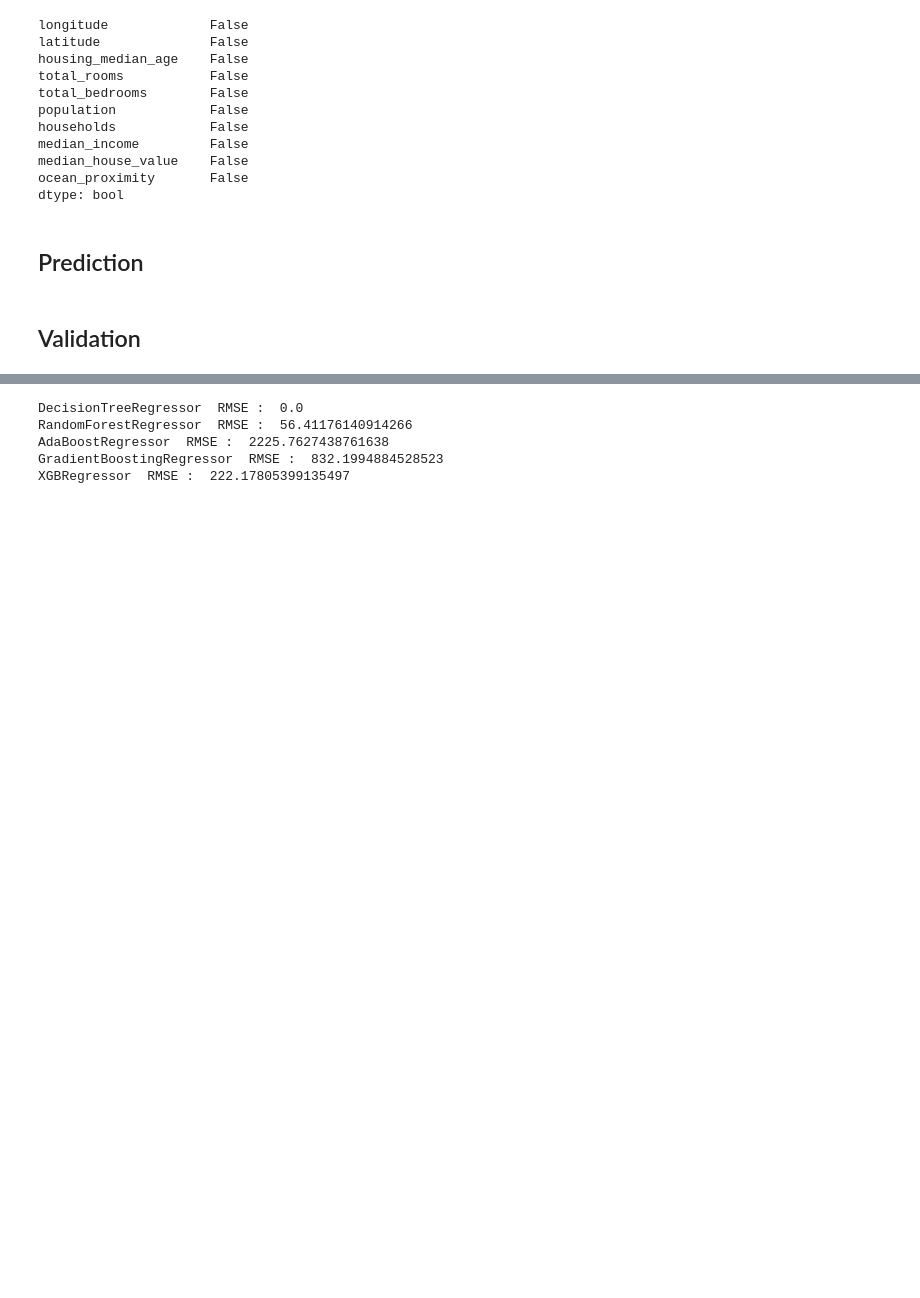
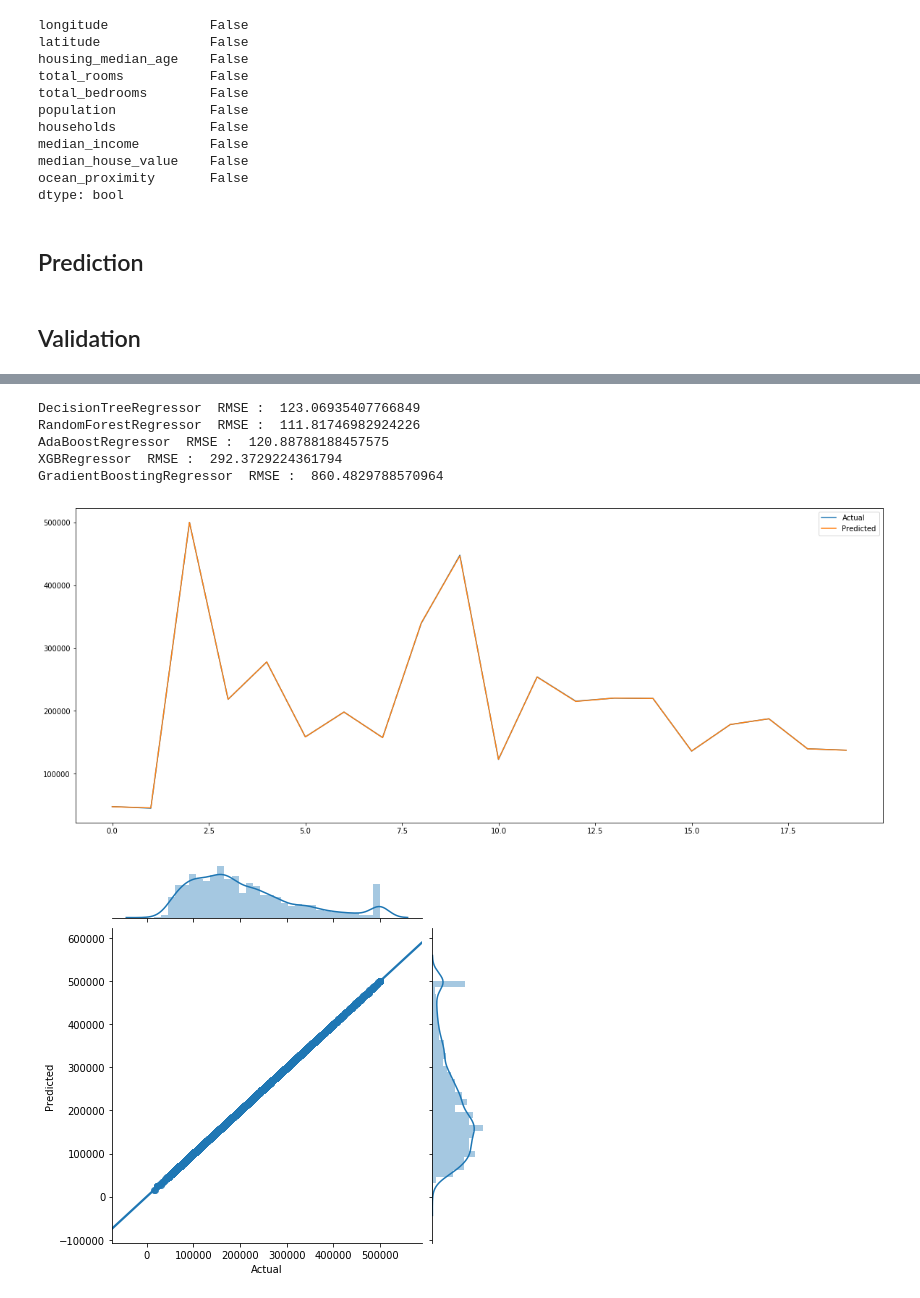
Before and after one commit to ftmhrahimi/Applied_Machine_Learning_S20_Assignments, a Jupyter notebook: Assignment#11/Assignment11-part2.ipynb, the cells around one changed output, grey strips where cells are left out. Cells and saved outputs as stored; diff of their text form; code cells hidden in the pictures; blank space fills up the shorter version.

```diff
--- a/Assignment#11/Assignment11-part2.ipynb
+++ b/Assignment#11/Assignment11-part2.ipynb
@@ -38,6 +52,7 @@ from sklearn.impute import SimpleImputer
 from sklearn.preprocessing import StandardScaler
 num_pipeline = Pipeline([
         ('std_scaler', StandardScaler()),
+        ("imputer", SimpleImputer(strategy="median")),
    ])
 # %%
 from sklearn.preprocessing import OneHotEncoder
@@ -87,14 +102,25 @@ XGBRegressor [0.99998599 0.99997503]
 # %%
 import numpy as np
 from sklearn.metrics import mean_squared_error, mean_absolute_error
-for reg in (dtr_reg,forest_reg,ada_regr,GBR_reg,XGB_reg):
-    housing_predictions = reg.predict(X_train)
-    forest_mse = mean_squared_error(y_train, housing_predictions)
+for reg in (dtr_reg,forest_reg,ada_reg,XGB_reg,GBR_reg,):
+    housing_predictions = reg.predict(X_test)
+    forest_mse = mean_squared_error(y_test, housing_predictions)
     forest_rmse = np.sqrt(forest_mse)
     print(reg.__class__.__name__, " RMSE : ", forest_rmse)
 # %% [output]
-DecisionTreeRegressor  RMSE :  0.0
-RandomForestRegressor  RMSE :  56.41176140914266
-AdaBoostRegressor  RMSE :  2225.7627438761638
-GradientBoostingRegressor  RMSE :  832.1994884528523
-XGBRegressor  RMSE :  222.17805399135497
+DecisionTreeRegressor  RMSE :  123.06935407766849
+RandomForestRegressor  RMSE :  111.81746982924226
+AdaBoostRegressor  RMSE :  120.88788188457575
+XGBRegressor  RMSE :  292.3729224361794
+GradientBoostingRegressor  RMSE :  860.4829788570964
+# %%
+test = pd.DataFrame({'Predicted': XGB_reg.predict(X_test),'Actual':y_test})
+fig= plt.figure(figsize=(20,8))
+test = test.reset_index()
+test = test.drop(['index'],axis=1)
+plt.plot(test[:20])
+plt.legend(['Actual','Predicted'])
+sns.jointplot(x='Actual',y='Predicted',data=test,kind='reg',);
+# %% [output]
+[figure, added]
+[figure, added]
```
Also changed, not shown: parts of 6 cells of this notebook.
